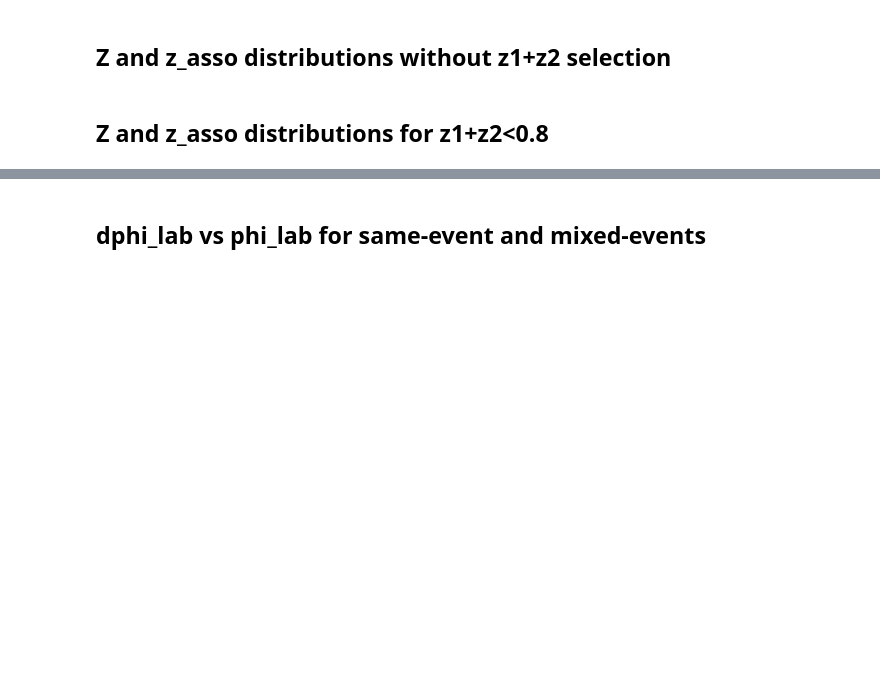
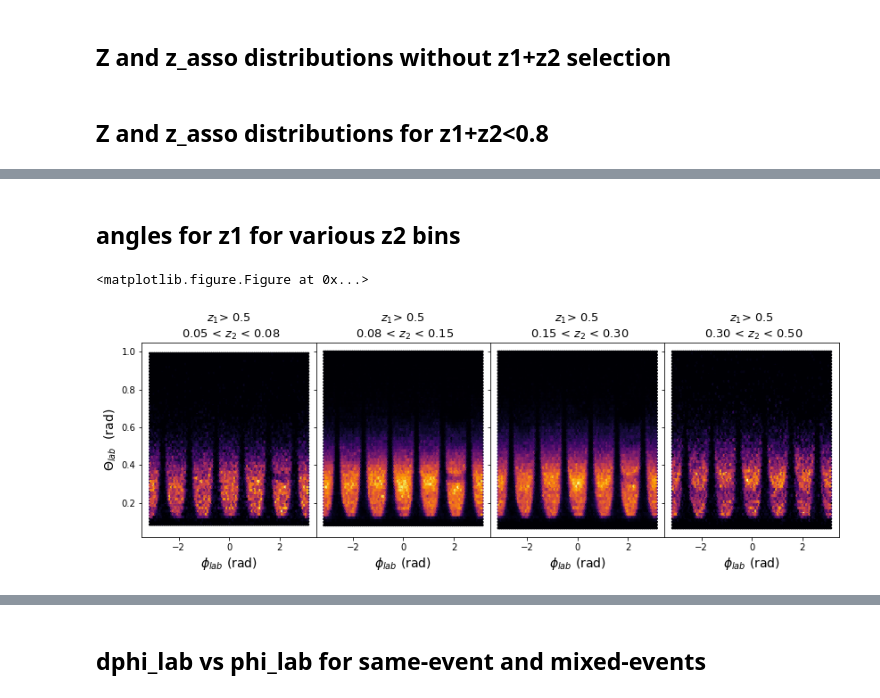
Before and after one commit to miguelignacio/eg2dihadron, a Jupyter notebook: GeneralDistributions.ipynb, the cells around one changed output, grey strips where cells are left out. Drawn from its saved outputs; the diff is of its cells as text; code cells hidden in the pictures; blank space fills up the shorter version.

```diff
--- a/GeneralDistributions.ipynb
+++ b/GeneralDistributions.ipynb
@@ -448,0 +487,27 @@ plt.ylabel("$\Theta_{lab}$ (rad) ", fontsize=14)
+# %% [markdown]
+## angles for z1 for various z2 bins
+# %%
+fig = plt.figure( figsize=(12, 12))
+
+fig, axs = plt.subplots(1, 4,figsize=(14,4),sharey=True,sharex=True, gridspec_kw={'wspace':0, 'hspace':0})
+
+
+asso_Edges = [0.05,0.08, 0.15,0.3,0.5]
+asso_bins = [(x, y) for (x, y) in zip(asso_Edges[:-1], asso_Edges[1:])]
+
+for j, asso_bin in enumerate(asso_bins):
+    query_trigger = 'z> %2.2f and z<= %2.2f and theta_lab<1.0'%(0.5,1.0)
+    query_asso = 'z_asso>%2.2f and z_asso<=%2.2f'%(asso_bin[0],asso_bin[1])
+    query = query_trigger + ' and ' + query_asso
+    #plt.subplot(3,3,j+1)
+    axs[j].hexbin(df['D'].query(query)['phi_lab'],df['D'].query(query)['theta_lab'],cmap='inferno')
+    axs[j].xaxis.set_label_text("$\phi_{lab}$ (rad)", fontsize=14)
+    axs[0].yaxis.set_label_text("$\Theta_{lab}$  (rad)", fontsize=14)
+    axs[j].set_title('$z_{1}$> 0.5 \n %2.2f < $z_{2}$ < %2.2f'%(asso_bin[0],asso_bin[1]), fontsize=13)
+
+
+plt.savefig('z1LabAngles_z2bins_allpions.png')
+plt.show()
+# %% [output]
+<matplotlib.figure.Figure at 0x...>
+[figure, added]
```
Also changed, not shown: parts of 26 cells of this notebook.
